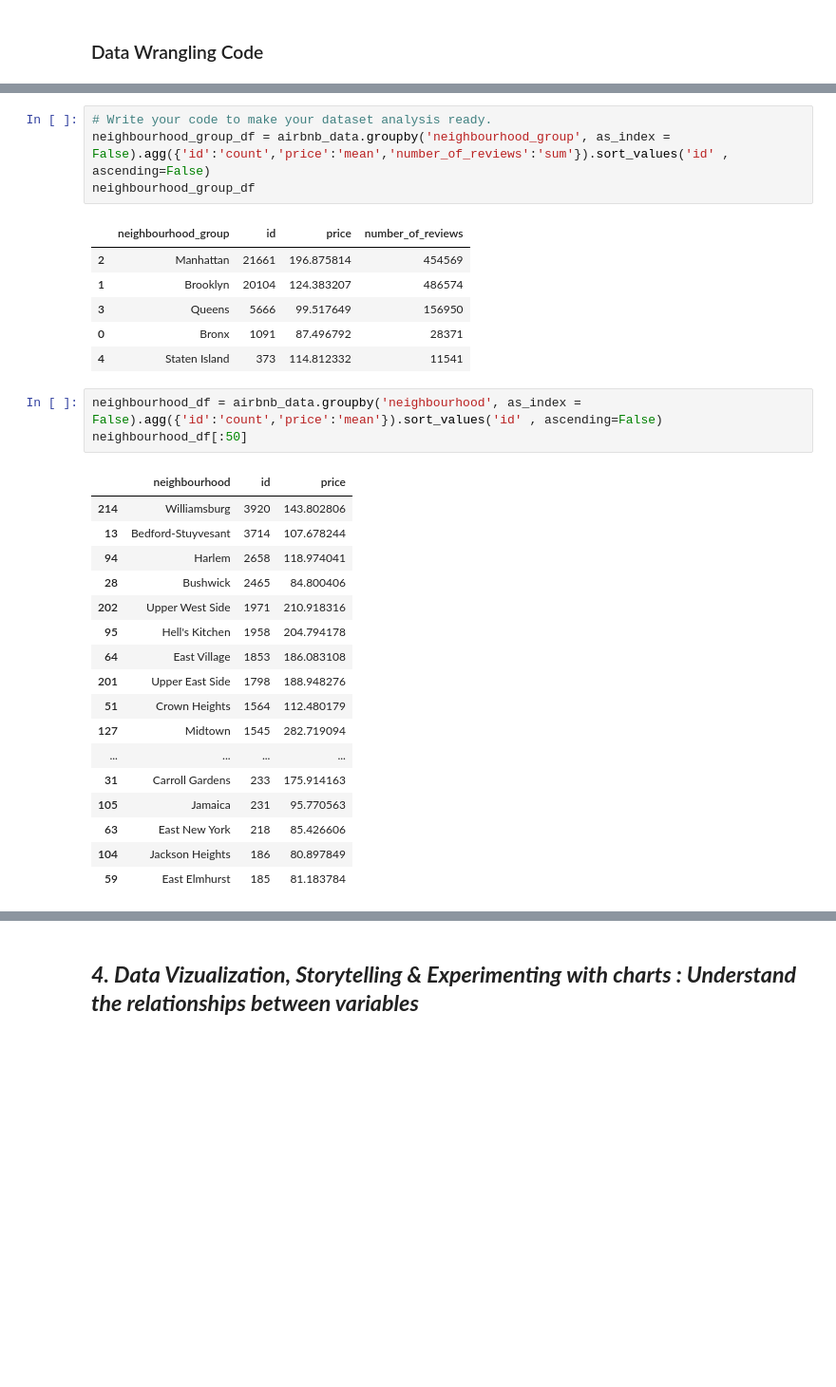
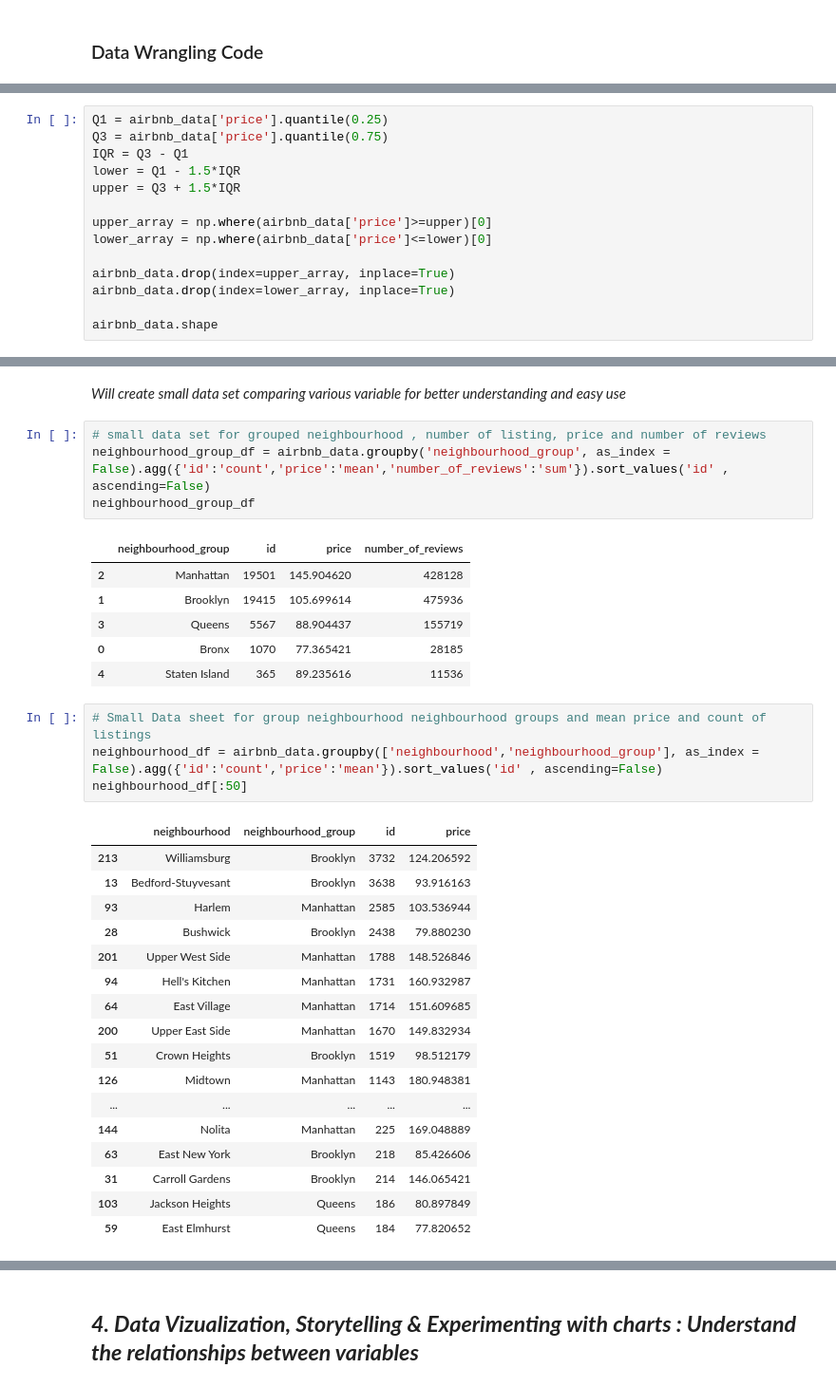
Before and after one commit to Kedar-P-Deshmukh/AirBnb_Booking_EDA_Project, a Jupyter notebook: AirBnb_EDA_Project_By_KedarDeshmukh.ipynb, the cells around one changed output, grey strips where cells are left out. Shown at 95% size. Drawn from its saved outputs; the diff is of its cells as text; blank space fills up the shorter version.

```diff
--- a/AirBnb_EDA_Project_By_KedarDeshmukh.ipynb
+++ b/AirBnb_EDA_Project_By_KedarDeshmukh.ipynb
@@ -311,0 +370,14 @@ airbnb_data.loc[airbnb_data['host_id']==2787]
+# %%
+Q1 = airbnb_data['price'].quantile(0.25)
+Q3 = airbnb_data['price'].quantile(0.75)
+IQR = Q3 - Q1
+lower = Q1 - 1.5*IQR
+upper = Q3 + 1.5*IQR
+
+upper_array = np.where(airbnb_data['price']>=upper)[0]
+lower_array = np.where(airbnb_data['price']<=lower)[0]
+
+airbnb_data.drop(index=upper_array, inplace=True)
+airbnb_data.drop(index=lower_array, inplace=True)
+
+airbnb_data.shape
@@ -342,33 +435,36 @@ airbnb_data
+# %% [markdown]
+*Will create small data set comparing various variable for better understanding and easy use*
 # %%
-# Write your code to make your dataset analysis ready.
+# small data set for grouped neighbourhood , number of listing, price and number of reviews
 neighbourhood_group_df = airbnb_data.groupby('neighbourhood_group', as_index = False).agg({'id':'count','price':'mean','number_of_reviews':'sum'}).sort_values('id' , ascending=False)
 neighbourhood_group_df
 # %% [output]
 |  | neighbourhood_group | id | price | number_of_reviews |
-| 2 | Manhattan | 21661 | 196.875814 | 454569 |
-| 1 | Brooklyn | 20104 | 124.383207 | 486574 |
-| 3 | Queens | 5666 | 99.517649 | 156950 |
-| 0 | Bronx | 1091 | 87.496792 | 28371 |
-| 4 | Staten Island | 373 | 114.812332 | 11541 |
+| 2 | Manhattan | 19501 | 145.904620 | 428128 |
+| 1 | Brooklyn | 19415 | 105.699614 | 475936 |
+| 3 | Queens | 5567 | 88.904437 | 155719 |
+| 0 | Bronx | 1070 | 77.365421 | 28185 |
+| 4 | Staten Island | 365 | 89.235616 | 11536 |
 # %%
-neighbourhood_df = airbnb_data.groupby('neighbourhood', as_index = False).agg({'id':'count','price':'mean'}).sort_values('id' , ascending=False)
+# Small Data sheet for group neighbourhood neighbourhood groups and mean price and count of listings
+neighbourhood_df = airbnb_data.groupby(['neighbourhood','neighbourhood_group'], as_index = False).agg({'id':'count','price':'mean'}).sort_values('id' , ascending=False)
 neighbourhood_df[:50]
 # %% [output]
-|  | neighbourhood | id | price |
-| 214 | Williamsburg | 3920 | 143.802806 |
-| 13 | Bedford-Stuyvesant | 3714 | 107.678244 |
-| 94 | Harlem | 2658 | 118.974041 |
-| 28 | Bushwick | 2465 | 84.800406 |
-| 202 | Upper West Side | 1971 | 210.918316 |
-| 95 | Hell's Kitchen | 1958 | 204.794178 |
-| 64 | East Village | 1853 | 186.083108 |
-| 201 | Upper East Side | 1798 | 188.948276 |
-| 51 | Crown Heights | 1564 | 112.480179 |
-| 127 | Midtown | 1545 | 282.719094 |
-| ... | ... | ... | ... |
-| 31 | Carroll Gardens | 233 | 175.914163 |
-| 105 | Jamaica | 231 | 95.770563 |
-| 63 | East New York | 218 | 85.426606 |
-| 104 | Jackson Heights | 186 | 80.897849 |
-| 59 | East Elmhurst | 185 | 81.183784 |
+|  | neighbourhood | neighbourhood_group | id | price |
+| 213 | Williamsburg | Brooklyn | 3732 | 124.206592 |
+| 13 | Bedford-Stuyvesant | Brooklyn | 3638 | 93.916163 |
+| 93 | Harlem | Manhattan | 2585 | 103.536944 |
+| 28 | Bushwick | Brooklyn | 2438 | 79.880230 |
+| 201 | Upper West Side | Manhattan | 1788 | 148.526846 |
+| 94 | Hell's Kitchen | Manhattan | 1731 | 160.932987 |
+| 64 | East Village | Manhattan | 1714 | 151.609685 |
+| 200 | Upper East Side | Manhattan | 1670 | 149.832934 |
+| 51 | Crown Heights | Brooklyn | 1519 | 98.512179 |
+| 126 | Midtown | Manhattan | 1143 | 180.948381 |
+| ... | ... | ... | ... | ... |
+| 144 | Nolita | Manhattan | 225 | 169.048889 |
+| 63 | East New York | Brooklyn | 218 | 85.426606 |
+| 31 | Carroll Gardens | Brooklyn | 214 | 146.065421 |
+| 103 | Jackson Heights | Queens | 186 | 80.897849 |
+| 59 | East Elmhurst | Queens | 184 | 77.820652 |
 # %%
```
Also changed, not shown: parts of 235 cells of this notebook.
